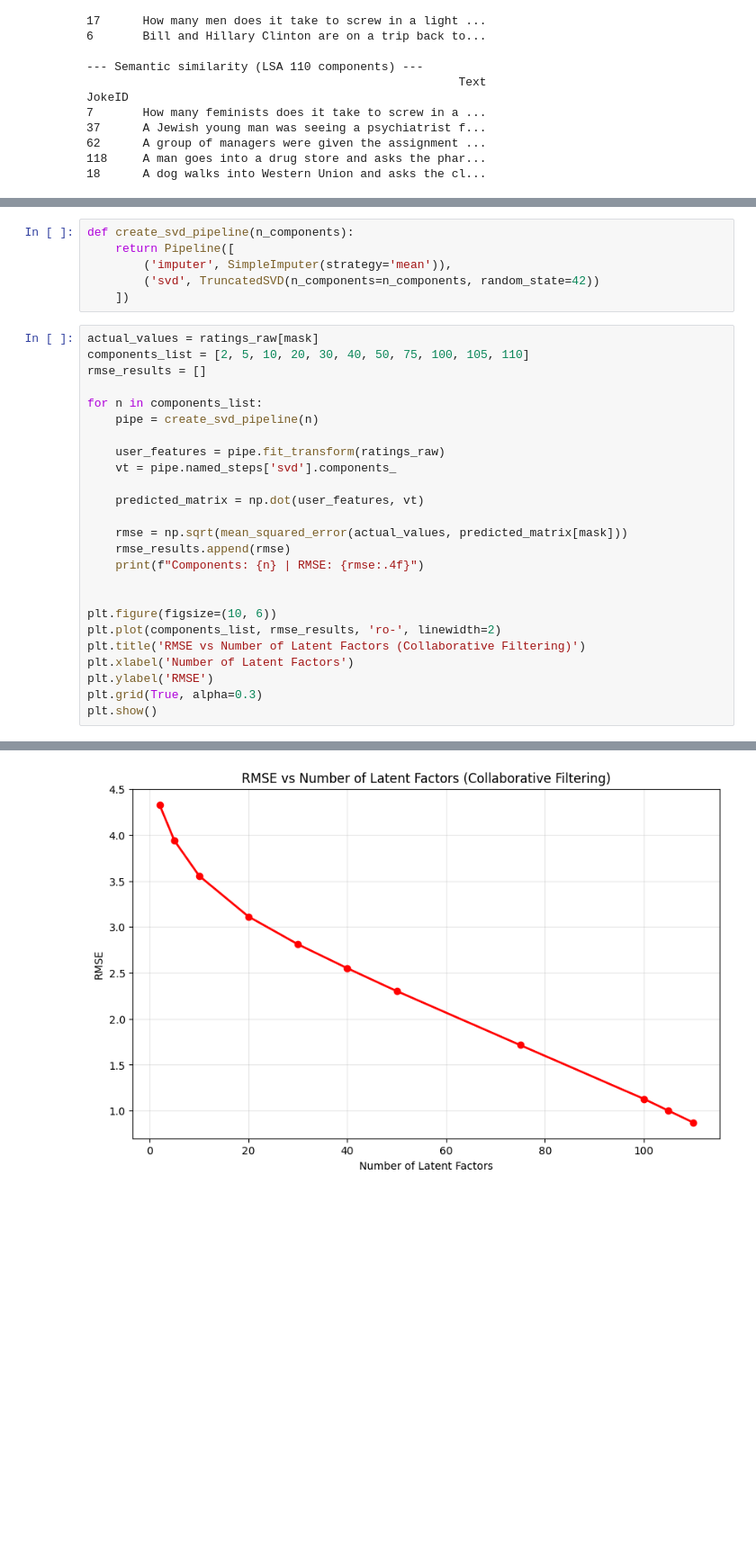
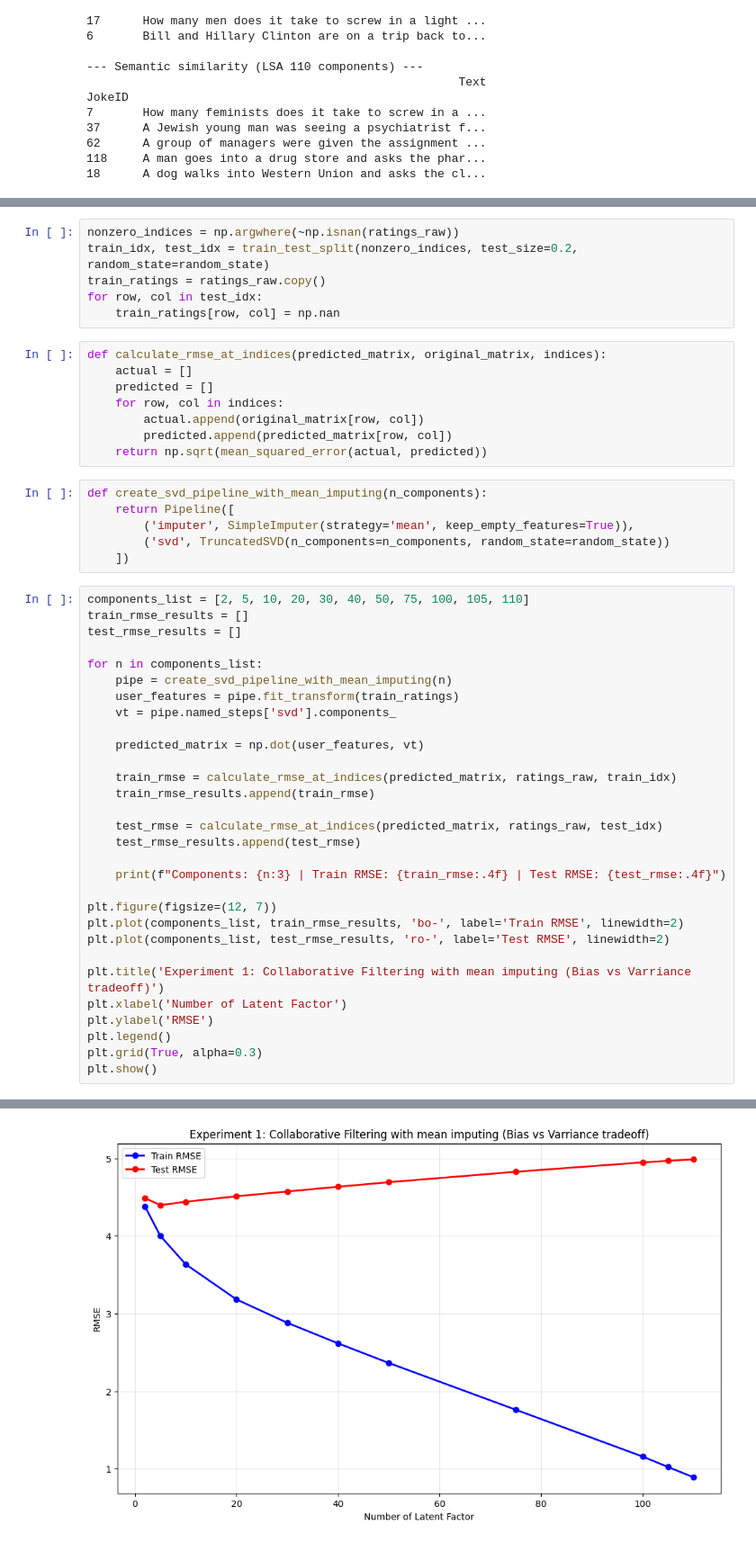
Before and after one commit to marto3344/Jokes-Recommender-System, a Jupyter notebook: notebooks/reccomendations.ipynb, the cells around one changed output, grey strips where cells are left out. Shown at 90% size. Drawn from its saved outputs; the diff is of its cells as text; blank space fills up the shorter version.

Commit message:
collaborative filtering experiments

```diff
--- a/notebooks/reccomendations.ipynb
+++ b/notebooks/reccomendations.ipynb
@@ -150,32 +157,51 @@ mask = ~np.isnan(ratings_raw)
+# %%
+nonzero_indices = np.argwhere(~np.isnan(ratings_raw))
+train_idx, test_idx = train_test_split(nonzero_indices, test_size=0.2, random_state=random_state)
+train_ratings = ratings_raw.copy()
+for row, col in test_idx:
+    train_ratings[row, col] = np.nan
+# %%
+def calculate_rmse_at_indices(predicted_matrix, original_matrix, indices):
+    actual = []
+    predicted = []
+    for row, col in indices:
+        actual.append(original_matrix[row, col])
+        predicted.append(predicted_matrix[row, col])
+    return np.sqrt(mean_squared_error(actual, predicted))
 # %%
-def create_svd_pipeline(n_components):
+def create_svd_pipeline_with_mean_imputing(n_components):
     return Pipeline([
-        ('imputer', SimpleImputer(strategy='mean')),
-        ('svd', TruncatedSVD(n_components=n_components, random_state=42))
+        ('imputer', SimpleImputer(strategy='mean', keep_empty_features=True)),
+        ('svd', TruncatedSVD(n_components=n_components, random_state=random_state))
     ])
 # %%
-actual_values = ratings_raw[mask]
 components_list = [2, 5, 10, 20, 30, 40, 50, 75, 100, 105, 110]
-rmse_results = []
+train_rmse_results = []
+test_rmse_results = []
 
 for n in components_list:
-    pipe = create_svd_pipeline(n)
-
-    user_features = pipe.fit_transform(ratings_raw)
+    pipe = create_svd_pipeline_with_mean_imputing(n)
+    user_features = pipe.fit_transform(train_ratings)
     vt = pipe.named_steps['svd'].components_
 
     predicted_matrix = np.dot(user_features, vt)
 
-    rmse = np.sqrt(mean_squared_error(actual_values, predicted_matrix[mask]))
-    rmse_results.append(rmse)
-    print(f"Components: {n} | RMSE: {rmse:.4f}")
+    train_rmse = calculate_rmse_at_indices(predicted_matrix, ratings_raw, train_idx)
+    train_rmse_results.append(train_rmse)
 
+    test_rmse = calculate_rmse_at_indices(predicted_matrix, ratings_raw, test_idx)
+    test_rmse_results.append(test_rmse)
 
-plt.figure(figsize=(10, 6))
-plt.plot(components_list, rmse_results, 'ro-', linewidth=2)
-plt.title('RMSE vs Number of Latent Factors (Collaborative Filtering)')
-plt.xlabel('Number of Latent Factors')
+    print(f"Components: {n:3} | Train RMSE: {train_rmse:.4f} | Test RMSE: {test_rmse:.4f}")
+
+plt.figure(figsize=(12, 7))
+plt.plot(components_list, train_rmse_results, 'bo-', label='Train RMSE', linewidth=2)
+plt.plot(components_list, test_rmse_results, 'ro-', label='Test RMSE', linewidth=2)
+
+plt.title('Experiment 1: Collaborative Filtering with mean imputing (Bias vs Varriance tradeoff)')
+plt.xlabel('Number of Latent Factor')
 plt.ylabel('RMSE')
+plt.legend()
 plt.grid(True, alpha=0.3)
 plt.show()
 # %% [output]
@@ -193 +219 @@ Components: 110 | RMSE: 0.8721
-[figure, old version]
+[figure, new version]
```
Also changed, not shown: parts of 17 cells of this notebook, 4 other files.
